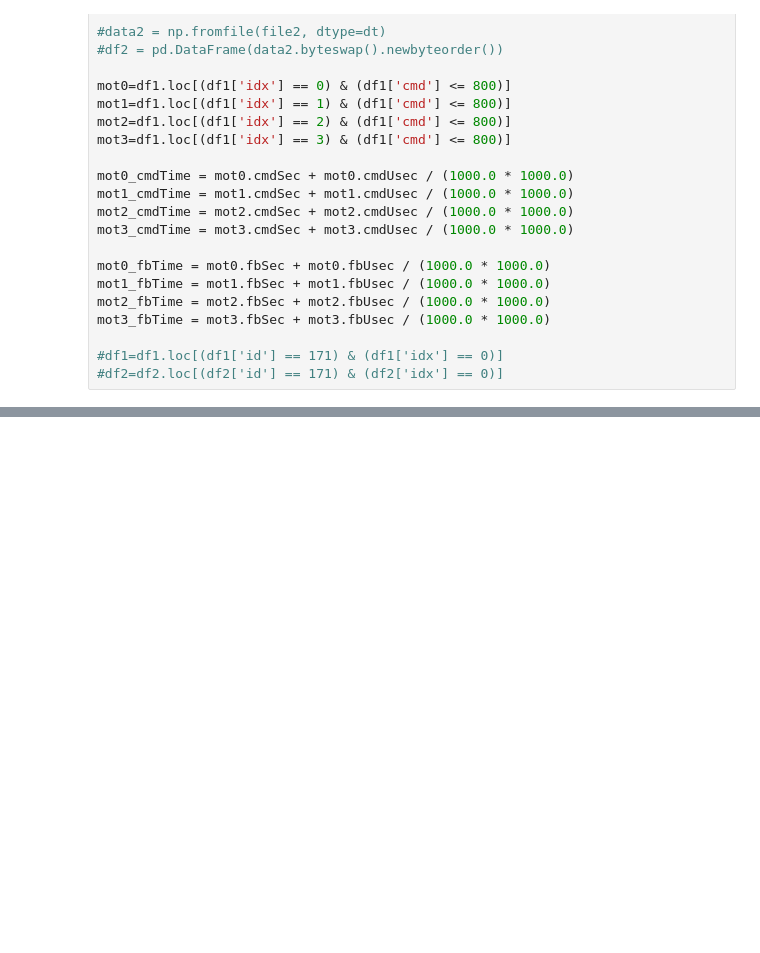
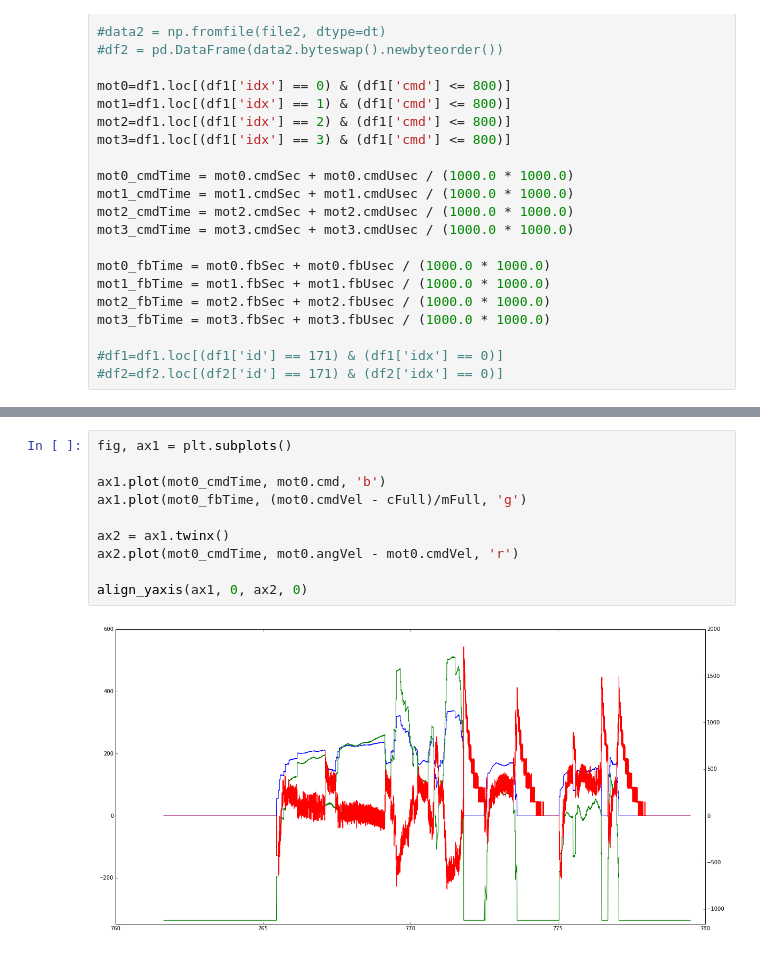
Before and after one commit to genemerewether/quest, a Jupyter notebook: scripts/esc_parse.ipynb, the cells around one changed output, grey strips where cells are left out. Saved outputs shown, nothing was run; the diff lists cells and outputs as text; blank space fills up the shorter version.

```diff
--- a/scripts/esc_parse.ipynb
+++ b/scripts/esc_parse.ipynb
@@ -79,0 +101,12 @@ plt.plot(mot3_fbTime, mot3.angVel, '*-')
+# %%
+fig, ax1 = plt.subplots()
+
+ax1.plot(mot0_cmdTime, mot0.cmd, 'b')
+ax1.plot(mot0_fbTime, (mot0.cmdVel - cFull)/mFull, 'g')
+
+ax2 = ax1.twinx()
+ax2.plot(mot0_cmdTime, mot0.angVel - mot0.cmdVel, 'r')
+
+align_yaxis(ax1, 0, ax2, 0)
+# %% [output]
+[figure, added]
```
Also changed, not shown: parts of 9 cells of this notebook.
